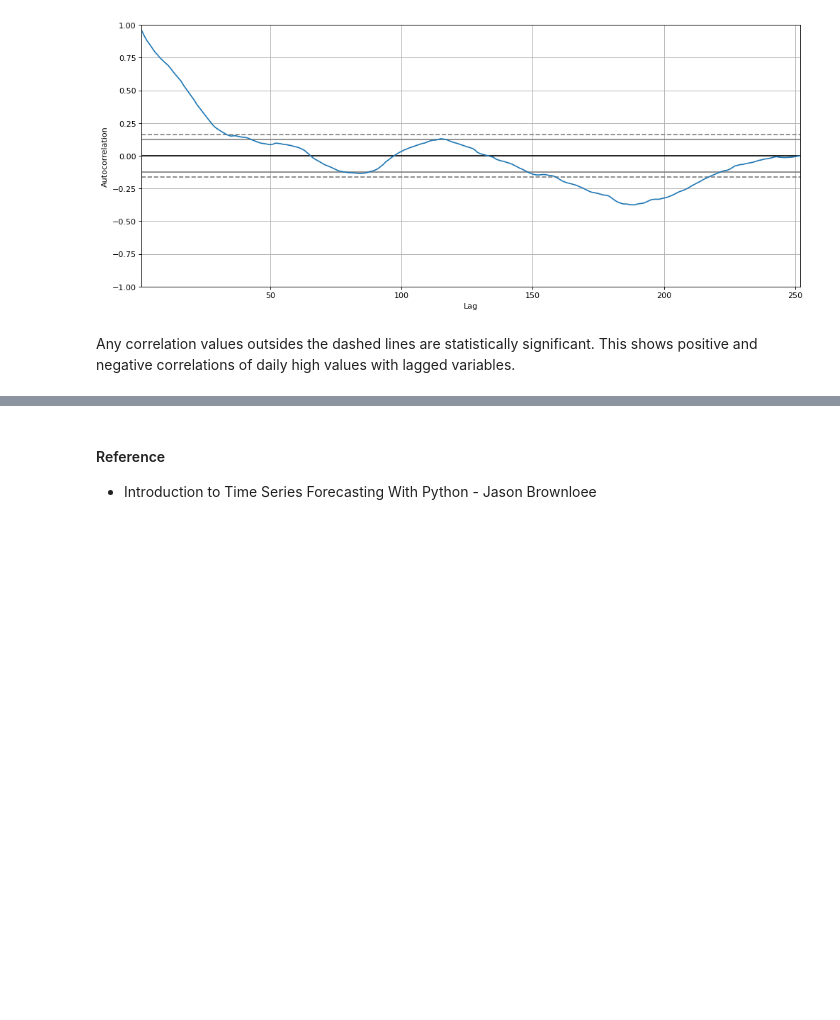
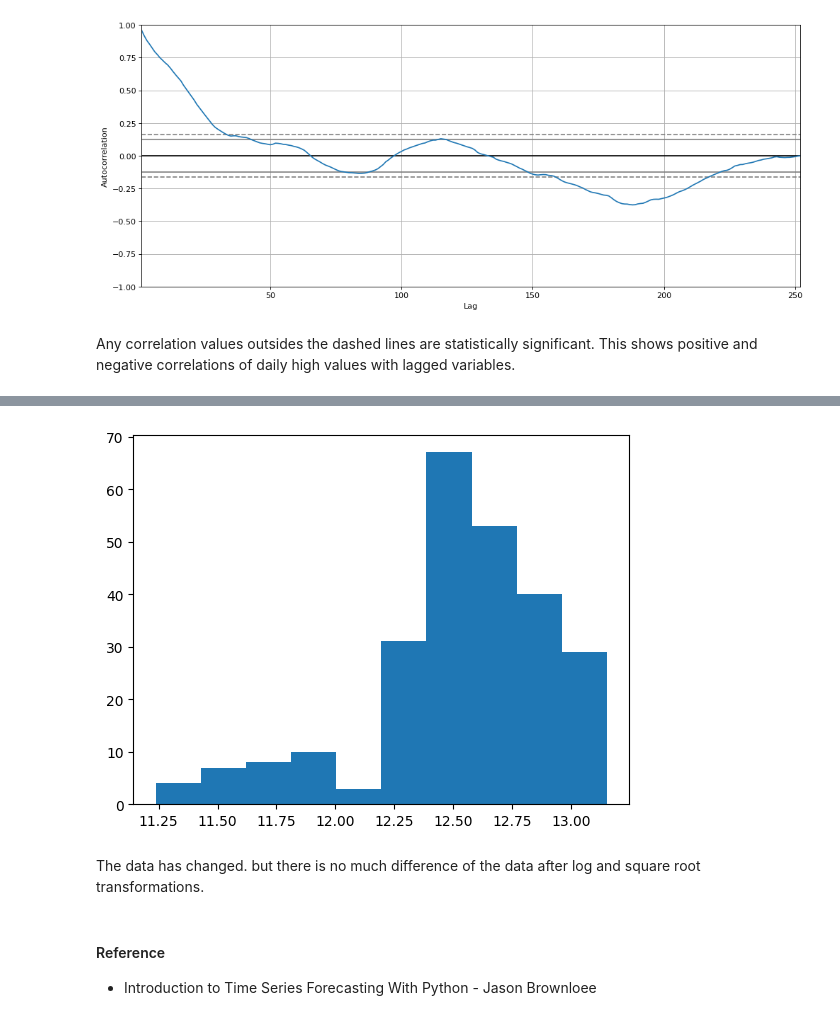
Before and after one commit to tharina11/Financial-Data-Analysis, a Jupyter notebook: Data Exploration/Exploration of stock data high prices.ipynb, the cells around one changed output, grey strips where cells are left out. Saved outputs shown, nothing was run; the diff lists cells and outputs as text; code cells hidden in the pictures; blank space fills up the shorter version.

```diff
--- a/Data Exploration/Exploration of stock data high prices.ipynb
+++ b/Data Exploration/Exploration of stock data high prices.ipynb
@@ -111,3 +145,11 @@ Any correlation values outsides the dashed lines are statistically significant.
+# %%
+# Histogram
+plt.hist(daily_high_sqrt)
+plt.show()
+# %% [output]
+[figure, added]
+# %% [markdown]
+The data has changed. but there is no much difference of the data after log and square root transformations.
 # %% [markdown]
 #### Reference
 
```
Also changed, not shown: parts of 8 cells of this notebook.
